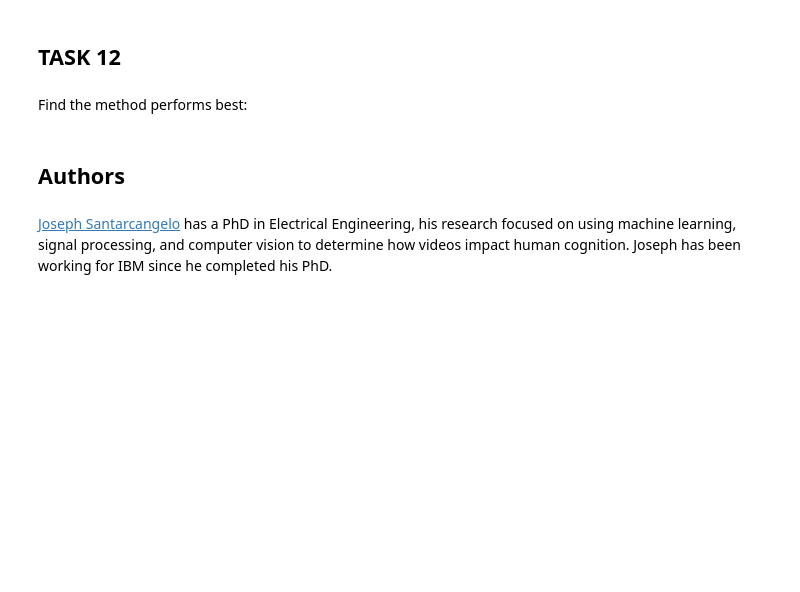
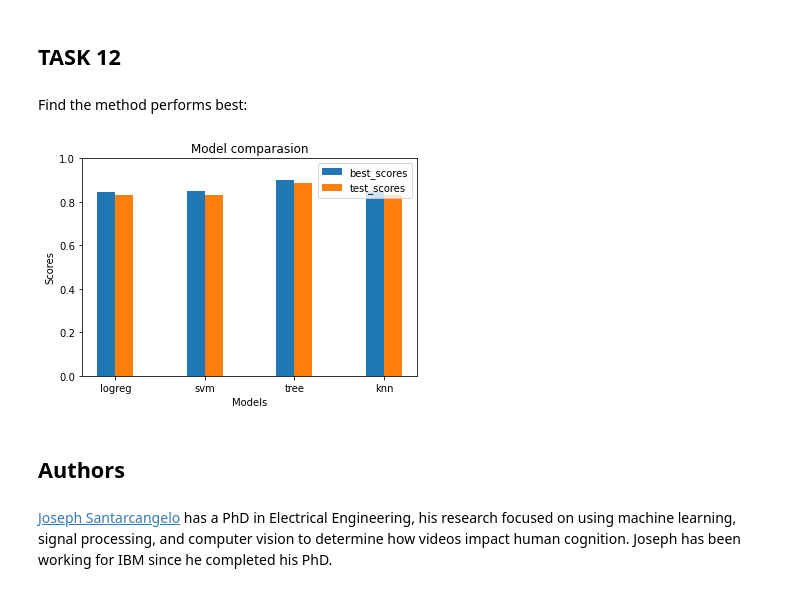
Before and after one commit to sarasun97/Wining-Space-Race-with-Data-Science, a Jupyter notebook: SpaceX_Machine Learning Prediction_Part_5.ipynb, the cells around one changed output. Drawn from its saved outputs; the diff is of its cells as text; code cells hidden in the pictures; blank space fills up the shorter version.

```diff
--- a/SpaceX_Machine Learning Prediction_Part_5.ipynb
+++ b/SpaceX_Machine Learning Prediction_Part_5.ipynb
@@ -124,3 +157,8 @@ Create a logistic regression object  then create a  GridSearchCV object  <code>l
 # %%
 parameters ={"C":[0.01,0.1,1],'penalty':['l2'], 'solver':['lbfgs']}# l1 lasso l2 ridge
 lr=LogisticRegression()
+# %%
+
+
+logreg_cv = GridSearchCV(estimator=lr, cv=10, param_grid=parameters)
+logreg_cv.fit(X_train, Y_train)
@@ -149,3 +200,6 @@ parameters = {'kernel':('linear', 'rbf','poly','rbf', 'sigmoid'),
               'C': np.logspace(-3, 3, 5),
               'gamma':np.logspace(-3, 3, 5)}
 svm = SVC()
+# %%
+svm_cv = GridSearchCV(estimator=svm, cv=10, param_grid=parameters)
+svm_cv.fit(X_train, Y_train)
@@ -174,3 +244,6 @@ parameters = {'criterion': ['gini', 'entropy'],
      'min_samples_split': [2, 5, 10]}
 
 tree = DecisionTreeClassifier()
+# %%
+tree_cv = GridSearchCV(estimator=tree, cv=10, param_grid=parameters)
+tree_cv.fit(X_train, Y_train)
@@ -196,3 +286,7 @@ parameters = {'n_neighbors': [1, 2, 3, 4, 5, 6, 7, 8, 9, 10],
               'p': [1,2]}
 
 KNN = KNeighborsClassifier()
+# %%
+
+knn_cv = GridSearchCV(estimator=KNN, cv=10, param_grid=parameters)
+knn_cv.fit(X_train, Y_train)
@@ -212,6 +320,26 @@ plot_confusion_matrix(Y_test,yhat)
 ## TASK  12
 # %% [markdown]
 Find the method performs best:
+# %%
+model_compare = {}
+model_list=['logreg','svm','tree','knn']
+best_scores=[logreg_cv.best_score_,svm_cv.best_score_,tree_cv.best_score_,knn_cv.best_score_]
+test_scores=[logreg_cv.score(X_test, Y_test),svm_cv.score(X_test, Y_test),tree_cv.score(X_test, Y_test),knn_cv.score(X_test, Y_test)]
+x_axis = np.arange(len(model_list))
+
+plt.bar(x_axis - 0.1, best_scores, 0.2, label = 'best_scores')
+plt.bar(x_axis + 0.1, test_scores, 0.2, label = 'test_scores')
+
+plt.ylim([0,1])
+plt.xticks(x_axis, model_list)
+
+plt.xlabel("Models")
+plt.ylabel("Scores")
+plt.title("Model comparasion")
+plt.legend(loc='upper right')
+plt.show()
+# %% [output]
+[figure, added]
 # %% [markdown]
 ## Authors
 # %% [markdown]
```
Also changed, not shown: parts of 22 cells of this notebook, 3 other files.
